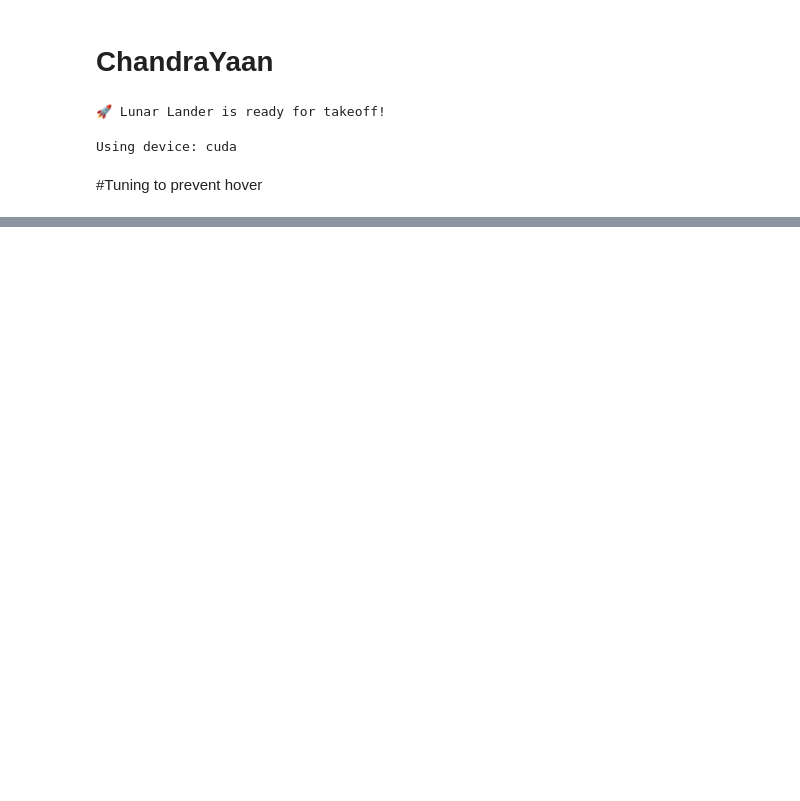
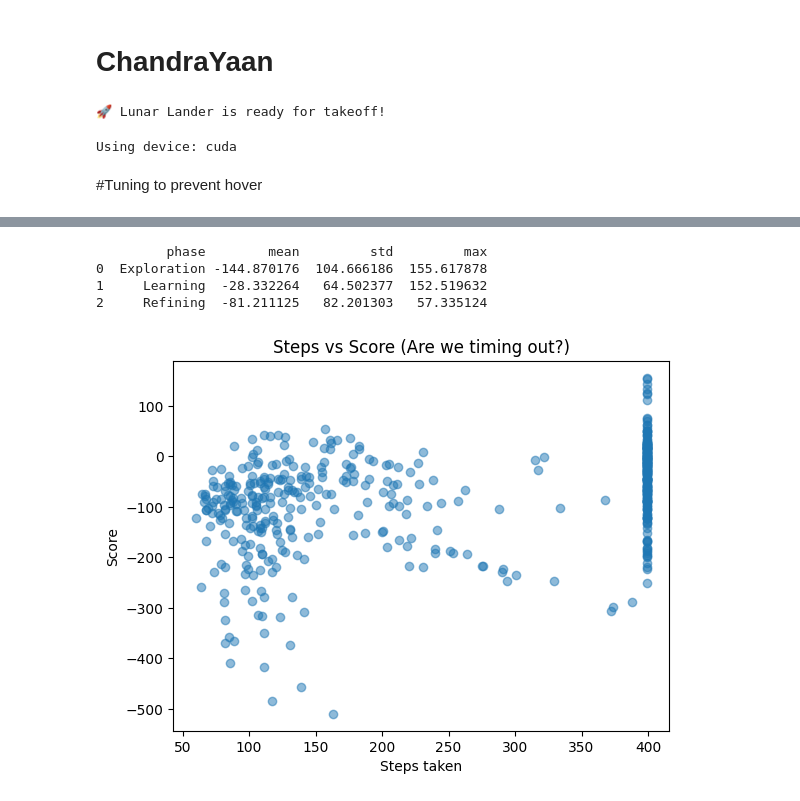
Before and after one commit to prithwis/AGI, a Jupyter notebook: Chandrayaan_v2.ipynb, the cells around one changed output, grey strips where cells are left out. Cells and saved outputs as stored; diff of their text form; code cells hidden in the pictures; blank space fills up the shorter version.

```diff
--- a/Chandrayaan_v2.ipynb
+++ b/Chandrayaan_v2.ipynb
@@ -336,3 +394,25 @@ display(Video("/content/lander_clean_ep_499.mp4", embed=True))
+# %%
+df = pd.DataFrame(history)
+
+# Split into early, mid, and late training
+df['phase'] = pd.cut(df['episode'], bins=[0, 150, 350, 500], labels=['Exploration', 'Learning', 'Refining'])
+
+# Check the average score per phase
+analysis = df.groupby('phase')['score'].agg(['mean', 'std', 'max']).reset_index()
+print(analysis)
+
+# Plot steps vs score - if steps are always 400, it's timing out!
+plt.scatter(df['steps'], df['score'], alpha=0.5)
+plt.title("Steps vs Score (Are we timing out?)")
+plt.xlabel("Steps taken")
+plt.ylabel("Score")
+plt.show()
+# %% [output]
+         phase        mean         std         max
+0  Exploration -144.870176  104.666186  155.617878
+1     Learning  -28.332264   64.502377  152.519632
+2     Refining  -81.211125   82.201303   57.335124
+[figure, added]
 # %% [markdown]
 #Chronobooks <br>
 Three science fiction novels by Prithwis Mukerjee. A dystopian Earth. A technocratic society managed by artificial intelligence. Escape and epiphany on Mars. Can man and machine, carbon and silicon explore and escape into other dimensions of existence? An Indic perspective rooted in Advaita Vedanta and the Divine Feminine.  [More information](http://bit.ly/chrono3) <br>
```
Also changed, not shown: parts of 5 cells of this notebook.
